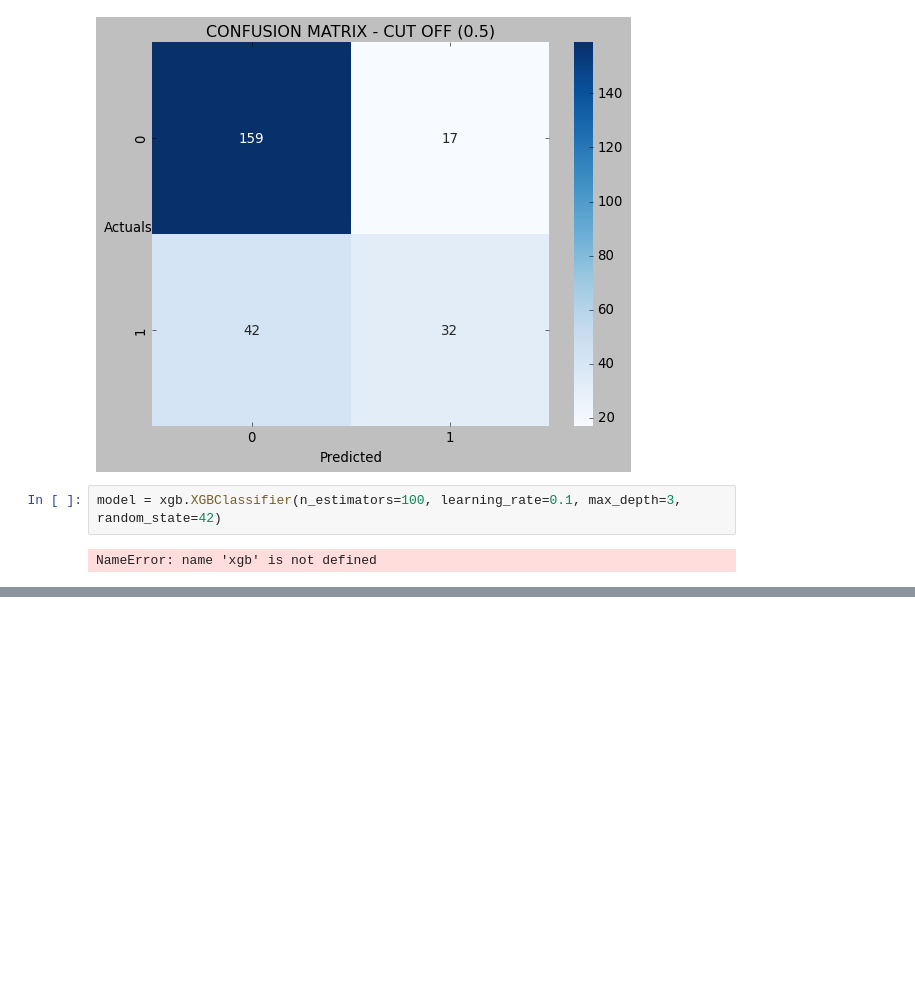
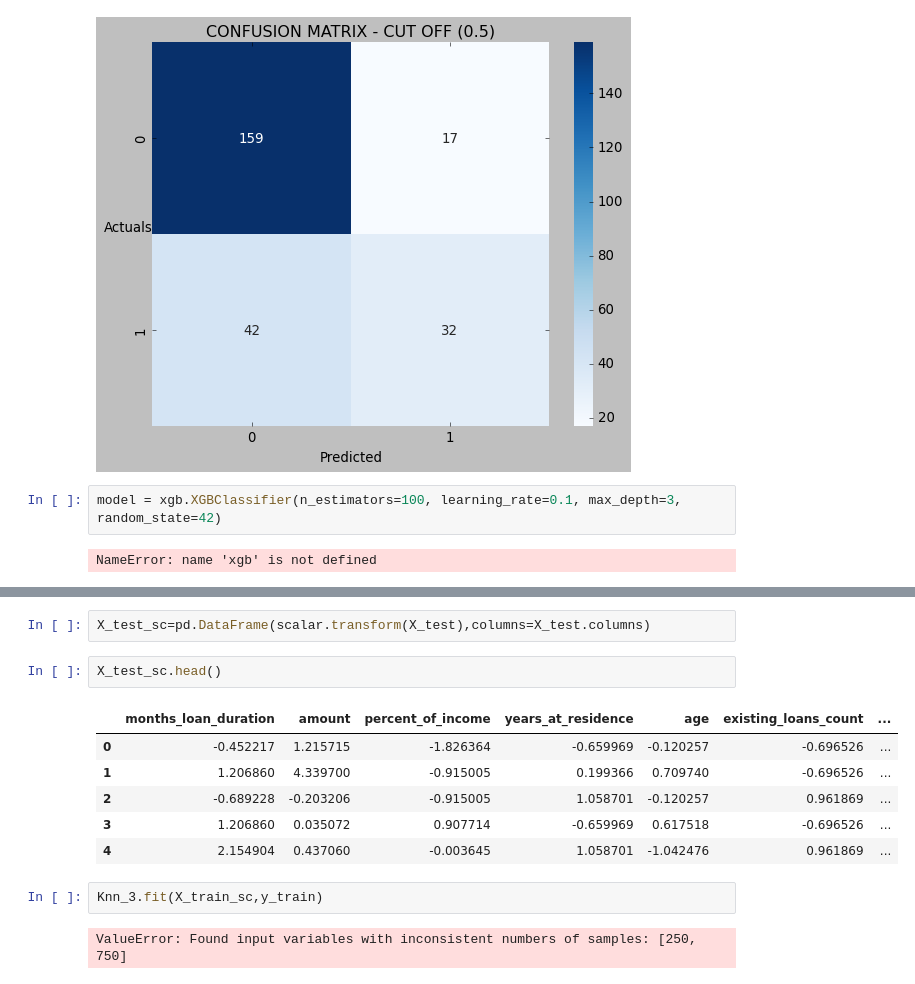
Before and after one commit to kumarideepali0402/AI-ML, a Jupyter notebook: DecisionTree and n-sampling.ipynb, the cells around one changed output, grey strips where cells are left out. Cells and saved outputs as stored; diff of their text form; blank space fills up the shorter version.

```diff
--- a/DecisionTree and n-sampling.ipynb
+++ b/DecisionTree and n-sampling.ipynb
@@ -590,0 +641,15 @@ NameError: name 'xgb' is not defined
+# %%
+X_test_sc=pd.DataFrame(scalar.transform(X_test),columns=X_test.columns)
+# %%
+X_test_sc.head()
+# %% [output]
+|  | months_loan_duration | amount | percent_of_income | years_at_residence | age | existing_loans_count | ... |
+| 0 | -0.452217 | 1.215715 | -1.826364 | -0.659969 | -0.120257 | -0.696526 | ... |
+| 1 | 1.206860 | 4.339700 | -0.915005 | 0.199366 | 0.709740 | -0.696526 | ... |
+| 2 | -0.689228 | -0.203206 | -0.915005 | 1.058701 | -0.120257 | 0.961869 | ... |
+| 3 | 1.206860 | 0.035072 | 0.907714 | -0.659969 | 0.617518 | -0.696526 | ... |
+| 4 | 2.154904 | 0.437060 | -0.003645 | 1.058701 | -1.042476 | 0.961869 | ... |
+# %%
+Knn_3.fit(X_train_sc,y_train)
+# %% [output]
+ValueError: Found input variables with inconsistent numbers of samples: [250, 750]
```
Also changed, not shown: parts of 15 cells of this notebook, 2 other files.
